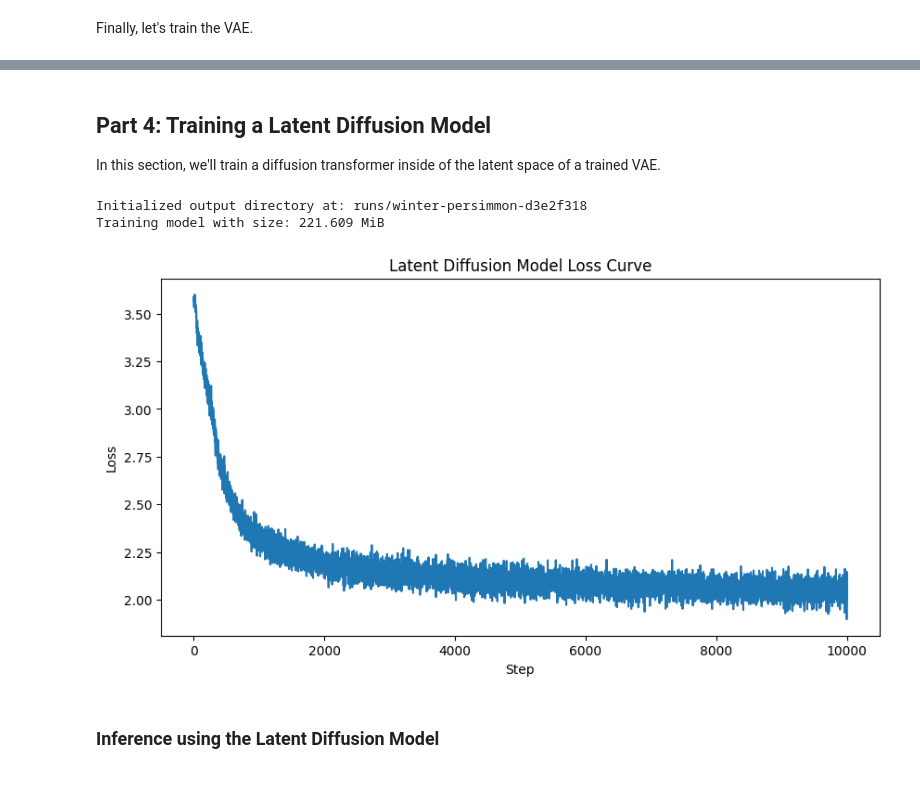
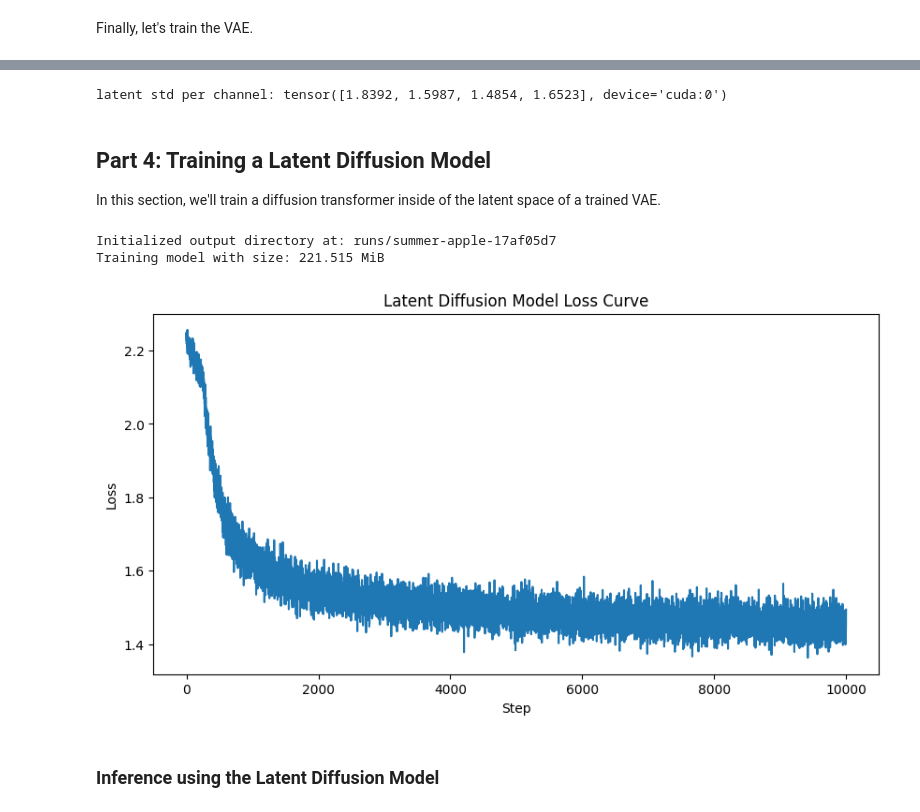
Before and after one commit to avanishd-3/diffusion, a Jupyter notebook: diffusion.ipynb, the cells around one changed output, grey strips where cells are left out. Saved outputs shown, nothing was run; the diff lists cells and outputs as text; code cells hidden in the pictures; blank space fills up the shorter version.

Commit message:
bug fixes and performance improvements

```diff
--- a/diffusion.ipynb
+++ b/diffusion.ipynb
@@ -1002,7 +1095,7 @@ class AttentionBlock(nn.Module):
 
     # Norm + attention
     self.norm1 = nn.LayerNorm(channels)
-    self.mha = MHA(channels, 1)
+    self.mha = MHA(channels, 4)
 
     # Norm + feed forward
     self.norm2 = nn.LayerNorm(channels)
@@ -1158,14 +1266,14 @@ class Decoder(nn.Module):
 ### Complete VAE
 # %%
 class VAE(nn.Module):
-  def __init__(self, data_channels: int, hidden_channels: list[int], beta: float = 0.1, perceptual_weight: float = 0.1):
+  def __init__(self, data_channels: int, hidden_channels: list[int], beta: float = 0.1, perceptual_weight: float = 0.1, z_channels: int = 4):
     super().__init__()
     self.beta = beta
     self.perceptual_weight = perceptual_weight
 
     # Encoder and Decoder
-    self._encoder = Encoder(data_channels, hidden_channels)
-    self._decoder = Decoder(data_channels, list(reversed(hidden_channels)))
+    self._encoder = Encoder(data_channels, hidden_channels, z_channels)
+    self._decoder = Decoder(data_channels, list(reversed(hidden_channels)), z_channels)
 
     # LPIPS model for perceptual loss
     # Added to address VAE bluriness
@@ -1189,6 +1297,10 @@ class VAE(nn.Module):
   def compute_loss(self, z_mean: torch.Tensor, z_logvar: torch.Tensor, x_mean: torch.Tensor, x_logvar: torch.Tensor, x_true: torch.Tensor):
     eps = 1e-6
 
+    # Clamp log-variances to avoid numerical instability
+    z_logvar = torch.clamp(z_logvar, min=-50.0, max=50.0)
+    x_logvar = torch.clamp(x_logvar, min=-10.0, max=10.0)
+
     # KL loss
     kl_loss = self.beta * (z_mean.pow(2) + torch.exp(z_logvar) - z_logvar - 1).mean()
 
@@ -1264,7 +1376,8 @@ celeba = CelebASampler(img_size=128).to(device)
 
 vae = VAE(
    data_channels = 3,
-   hidden_channels = [64, 128, 256, 16],
+   hidden_channels = [64, 128, 256, 256],
+   z_channels = 4,
    beta = 0.01, # Reduced KL penalty for sharper reconstructions
    perceptual_weight = 0.5 # LPIPS weight
 ).to(device)
@@ -1272,7 +1385,7 @@ vae = VAE(
 # Create Trainer + train
 trainer = CelebaVAETrainer(
     celeba_sampleable = celeba,
-    batch_size = 16,
+    batch_size = 16, # Faster than batch size = 64
 )
 losses, steps = trainer.train(
    model = vae,
@@ -1312,0 +1420,42 @@ interpolated_samples = visualize_latent_interpolation(
+# %%
+# So can store regularized latents for training the diffusion model.
+# This is important because the VAE is not perfect and can produce latents that are not well-regularized, which can hurt the
+# performance of the diffusion model. By computing the mean and standard deviation of the latents, we can normalize them to have
+# zero mean and unit variance, which helps stabilize training.
+
+@torch.no_grad()
+def compute_latent_stats(vae, sampler, n_batches=100, bs=64, per_channel=True):
+    vae.eval()
+    zs = []
+    for _ in range(n_batches):
+        x, _ = sampler.sample(bs)
+        z_mean, _ = vae.encode(x)
+        zs.append(z_mean.float().cpu())
+    z = torch.cat(zs, 0)
+    dims = (0, 2, 3) if per_channel else None
+    if per_channel:
+        mean, std = z.mean(dims, keepdim=True), z.std(dims, keepdim=True)
+    else:
+        mean, std = z.mean().view(1,1,1,1), z.std().view(1,1,1,1)
+    return mean.to(device), std.to(device)
+
+LATENT_MEAN, LATENT_STD = compute_latent_stats(vae, celeba)
+print("latent std per channel:", LATENT_STD.flatten())
+torch.save({"mean": LATENT_MEAN.cpu(), "std": LATENT_STD.cpu()}, "latent_stats.pt")
+# %% [output]
+latent std per channel: tensor([1.8392, 1.5987, 1.4854, 1.6523], device='cuda:0')
+# %%
+# Precompute latents to speed up DiT training
+@torch.no_grad()
+def precompute_latents(vae, sampler, n_batches=3200, bs=64):
+    vae.eval()
+    Z, A = [], []
+    for _ in tqdm(range(n_batches)):
+        x, a = sampler.sample(bs)
+        z_mean, z_logvar = vae.encode(x)
+        Z.append(z_mean.half().cpu())
+        A.append(a.cpu())
+    return torch.cat(Z), torch.cat(A), z_logvar.detach()   # logvar is a scalar param
+
+Zc, Ac, ZLV = precompute_latents(vae, celeba)
+torch.save({"z": Zc, "a": Ac, "logvar": ZLV.cpu()}, "celeba_latents.pt")
@@ -1406,8 +1596,8 @@ class LatentCFGTrainer(Trainer):
 device = torch.device('cuda' if torch.cuda.is_available() else 'cpu')
 vae = vae.to(device)
 
-# Latent dimensions: 16 channels, 16x16 latent space
-latent_c = 16
+# Latent dimensions: 4 channels, 16x16 latent space
+latent_c = 4
 latent_size = 16
 
 path = GaussianConditionalProbabilityPath(
@@ -1417,38 +1607,40 @@ path = GaussianConditionalProbabilityPath(
     beta=LinearBeta()
 ).to(device)
 
 # Initialize model
 dit = DiffusionTransformerFlowModel(
     img_size=latent_size,
     patch_size=1, # Since latent is already small (8x8), we use patch size 1
     num_layers=12,
     c=latent_c,
     dim=512,
     heads=8,
     final_dim=latent_c,
     n_attrs=celeba.n_attrs
 ).to(device)
 
 # Dataset
 celeba = CelebASampler(root='./data', img_size=128, split='train').to(device)
 
 # Initialize trainer with a shift of -1.0 to focus on noisier (i.e., more corrupted) timesteps
-trainer = LatentCFGTrainer(celeba=celeba, vae=vae, path=path, eta=0.35, null_label=0.0, shift=-1.0)
+trainer = LatentCFGTrainer(celeba=celeba, vae=vae, path=path, eta=0.1, null_label=0.0, shift=-1.0,
+                           latent_mean=LATENT_MEAN, latent_std=LATENT_STD,
+                           Zc=Zc, Ac=Ac, ZLV=ZLV, batch_size=64, output_dir='./latent_diffusion_ckpts', device=device)
 
-# Takes about 40 minutes on A100
+# Takes about 15 minutes on A100
 losses, steps = trainer.train(model=dit, num_steps=10000, lr=1e-4, batch_size=64, ckpt_every=1000)
 
 # Only plotting the loss curve here
 plt.figure(figsize=(10, 5))
 plt.plot(steps, losses)
 plt.xlabel("Step")
 plt.ylabel("Loss")
 plt.title("Latent Diffusion Model Loss Curve")
 plt.show()
 # %% [output]
-Initialized output directory at: runs/winter-persimmon-d3e2f318
-Training model with size: 221.609 MiB
+Initialized output directory at: runs/summer-apple-17af05d7
+Training model with size: 221.515 MiB
-[figure, old version]
+[figure, new version]
 # %% [markdown]
 ### Inference using the Latent Diffusion Model
 # %%
```
Also changed, not shown: parts of 14 cells of this notebook.
